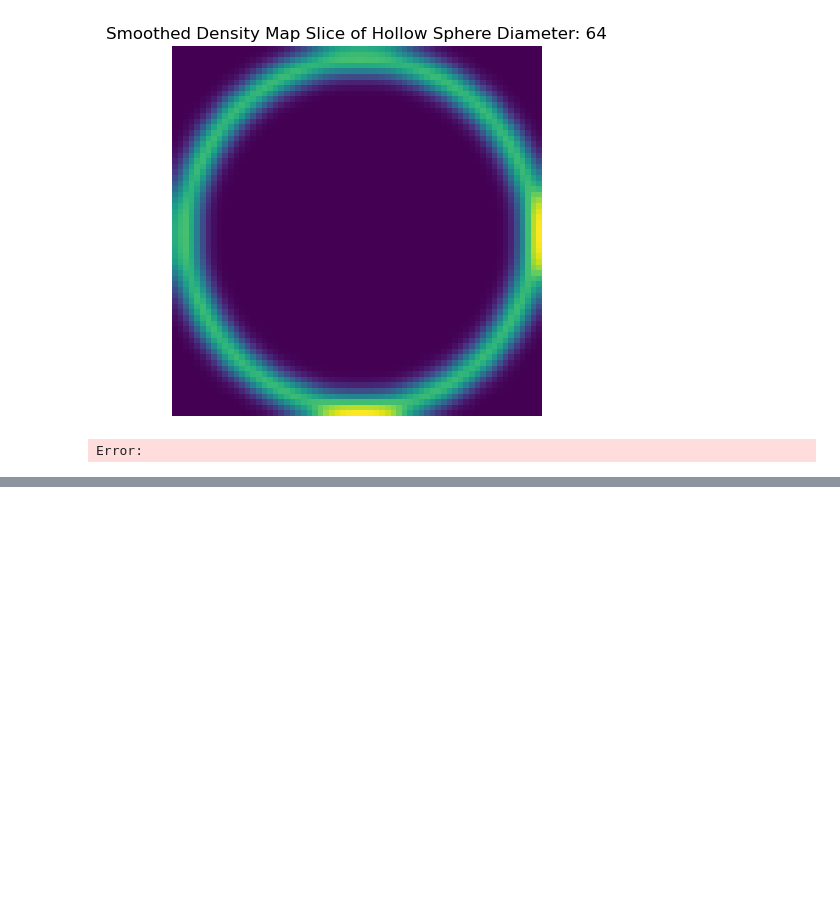
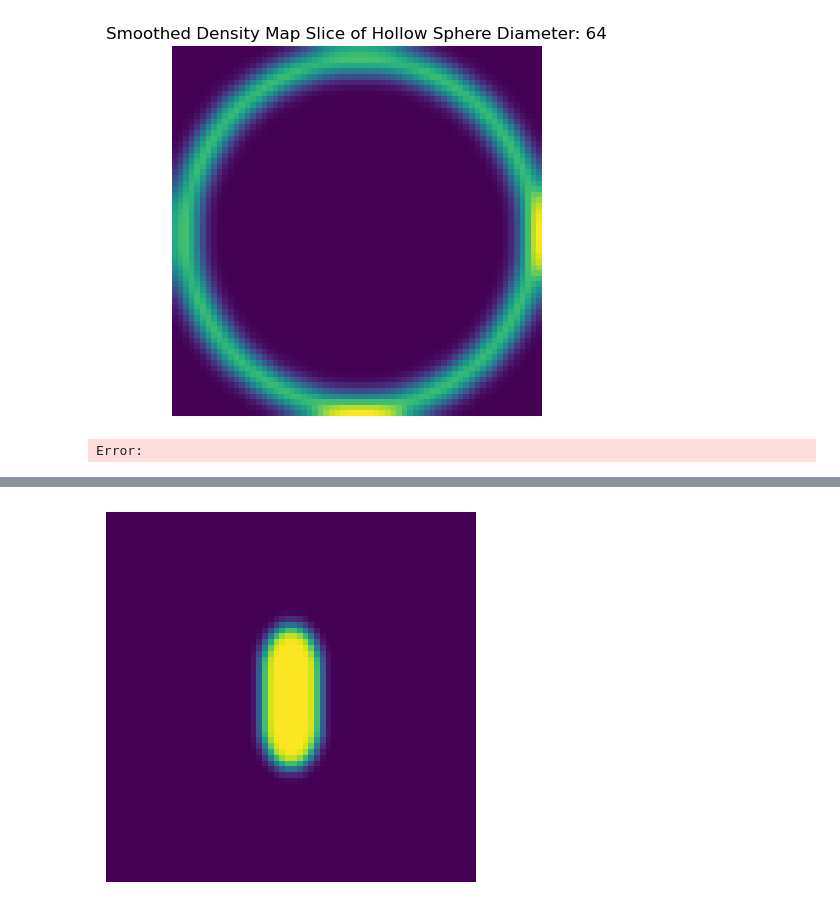
Before and after one commit to YuX-Ren/sim_data, a Jupyter notebook: shape.ipynb, the cells around one changed output, grey strips where cells are left out. Drawn from its saved outputs; the diff is of its cells as text; code cells hidden in the pictures; blank space fills up the shorter version.

```diff
--- a/shape.ipynb
+++ b/shape.ipynb
@@ -180,0 +256,17 @@ visualize_3d_volume(volume)
+# %%
+def plot_density_slice(density_map ):
+    fig, ax = plt.subplots()
+
+    # Find a slice through the center
+    slice_index = density_map.shape[0] // 2 +4
+    slice_2d = density_map[slice_index, :, :]
+
+    # Plot the 2D slice
+    ax.imshow(slice_2d, cmap='viridis')
+    ax.axis('off')
+
+    plt.show()
+
+plot_density_slice(mask)
+# %% [output]
+[figure, added]
```
Also changed, not shown: parts of 4 cells of this notebook.
